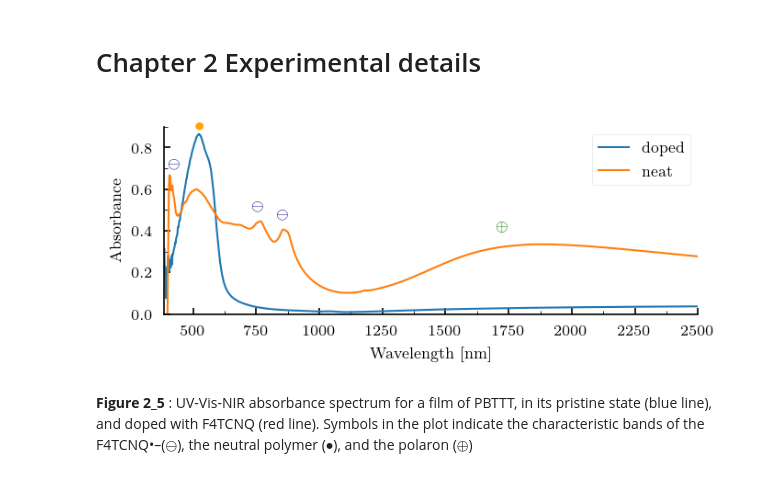
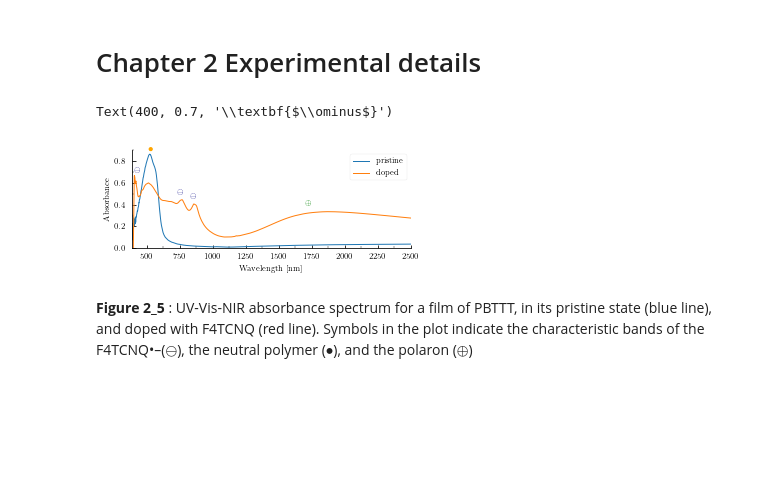
Before and after one commit to oszaar/OZA_PhD, a Jupyter notebook: main_notebook.ipynb, the cells around one changed output. Cells and saved outputs as stored; diff of their text form; code cells hidden in the pictures; blank space fills up the shorter version.

```diff
--- a/main_notebook.ipynb
+++ b/main_notebook.ipynb
@@ -57,7 +57,7 @@ from lmfit.model import save_modelresult
 from lmfit.models import (ExpressionModel, GaussianModel, ExponentialModel,PowerLawModel,
                           StepModel,LinearModel)
 
-###################### other libraries
+# -------------------------------- other libraries
 from brukeropusreader import read_file  #opus_data = read_file('opus_file.0')
 import ntpath
 import argparse
@@ -66,14 +66,14 @@ import statsmodels.api as sm
 from patsy import dmatrices
 from BaselineRemoval import BaselineRemoval
 
+from matplotlib.patheffects import Stroke, Normal
 
 
-
-############################################# plotting style ###################################
+# --------------------------------    plotting style -----------------------
 
 plt.style.use('seaborn-paper')
 plt.rc('font', family='serif')
-plt.rcParams['figure.dpi']= 150
+#plt.rcParams['figure.dpi']= 150
 
 nice_fonts = {
         # Use LaTeX to write all text
@@ -100,48 +324,18 @@ plt.rcParams.update(nice_fonts)
 # %% [markdown]
  # Chapter 2 Experimental details
 # %%
-# data import
-uv_vis = pd.read_csv("Chapter_2/uvvis_c2_f5.csv",index_col=None, header=0)
-
-# tidy format –––––––––––––––
-# data melt, mostly for me
-uv_vis_melt=pd.melt(uv_vis,
-        id_vars=['Wavelenght [nm]'], #Column(s) to use as identifier variables.
-#         value_vars=['B'], # Column(s) to unpivot. If not specified, uses all columns that are not set as id_vars.
-        var_name='film', # Name to use for the ‘variable’ column. If None it uses frame.columns.name or ‘variable’.
-        value_name='absorbance' # Name to use for the ‘value’ column.
-        #ignore_index=False
-       )
-uv_vis_melt=uv_vis_melt.dropna() #drops nan values
-
-# figure creation ––––––––––––––
-fig = plt.figure(figsize=(5,1.8), constrained_layout=False)
-ax = fig.add_subplot(1, 1, 1,)# yticklabels=[], yticks=[])
-
-# plot section –––––
-sns.lineplot(data=uv_vis_melt, x='Wavelenght [nm]', y='absorbance', hue='film', lw=1)
-
+uv_vis = pd.read_csv("Chapter_2/UV_Vis_NIR/uvvis_c2_f5.csv",index_col=0, header=0)
+labels=['pristine', 'doped']
+plot_absorbance_2(uv_vis,labels)
 # annotations in plot –––––––––
-ax.annotate("\\textbf{$\ominus$}", xy=(730, 0.5), xycoords="data", fontsize=8, color= 'navy', zorder=20)
-ax.annotate("\\textbf{$\ominus$}", xy=(830, 0.46), xycoords="data", fontsize=8, color= 'navy', zorder=20)
-ax.annotate("\\textbf{$\\bullet$}", xy=(510, 0.88), xycoords="data", fontsize=11, color= 'orange', zorder=20)
-ax.annotate("\\textbf{$\oplus$}", xy=(1700, 0.4), xycoords="data", fontsize=8, color= 'green', zorder=20)
-ax.annotate("\\textbf{$\ominus$}", xy=(400, 0.7), xycoords="data", fontsize=8, color= 'navy', zorder=20)
-
-# legend positioning ––––––––––
-ax.legend(labels,loc='upper right',bbox_to_anchor=(1, 1))
-
-# axes configuraiton ––––––––––
-ax.set_xlabel("Wavelength [nm]")
-ax.set_ylabel("Absorbance")
-ax.set_xlim(385,2500)
-ax.set_ylim(0,0.9);
-ax.xaxis.set_minor_locator(MultipleLocator(125))
-ax.yaxis.set_minor_locator(MultipleLocator(0.1))
-
-# export figure––––––
-# fig.savefig('path/name.pdf', bbox_inches='tight')
+plt.annotate("\\textbf{$\ominus$}", xy=(730, 0.5), xycoords="data", fontsize=8, color= 'navy', zorder=20)
+plt.annotate("\\textbf{$\ominus$}", xy=(830, 0.46), xycoords="data", fontsize=8, color= 'navy', zorder=20)
+plt.annotate("\\textbf{$\\bullet$}", xy=(510, 0.88), xycoords="data", fontsize=11, color= 'orange', zorder=20)
+plt.annotate("\\textbf{$\oplus$}", xy=(1700, 0.4), xycoords="data", fontsize=8, color= 'green', zorder=20)
+plt.annotate("\\textbf{$\ominus$}", xy=(400, 0.7), xycoords="data", fontsize=8, color= 'navy', zorder=20)
+#plt.tight_layout()
 # %% [output]
+Text(400, 0.7, '\\textbf{$\\ominus$}')
-[figure, old version]
+[figure, new version]
 # %% [markdown]
 **Figure 2_5** : UV-Vis-NIR absorbance spectrum for a film of PBTTT, in its pristine state (blue line), and doped with F4TCNQ (red line). Symbols in the plot indicate the characteristic bands of the F4TCNQ•–($\ominus$), the neutral polymer ($\bullet$), and the polaron ($\oplus$)
```
Also changed, not shown: parts of 11 cells of this notebook, 11 other files.
